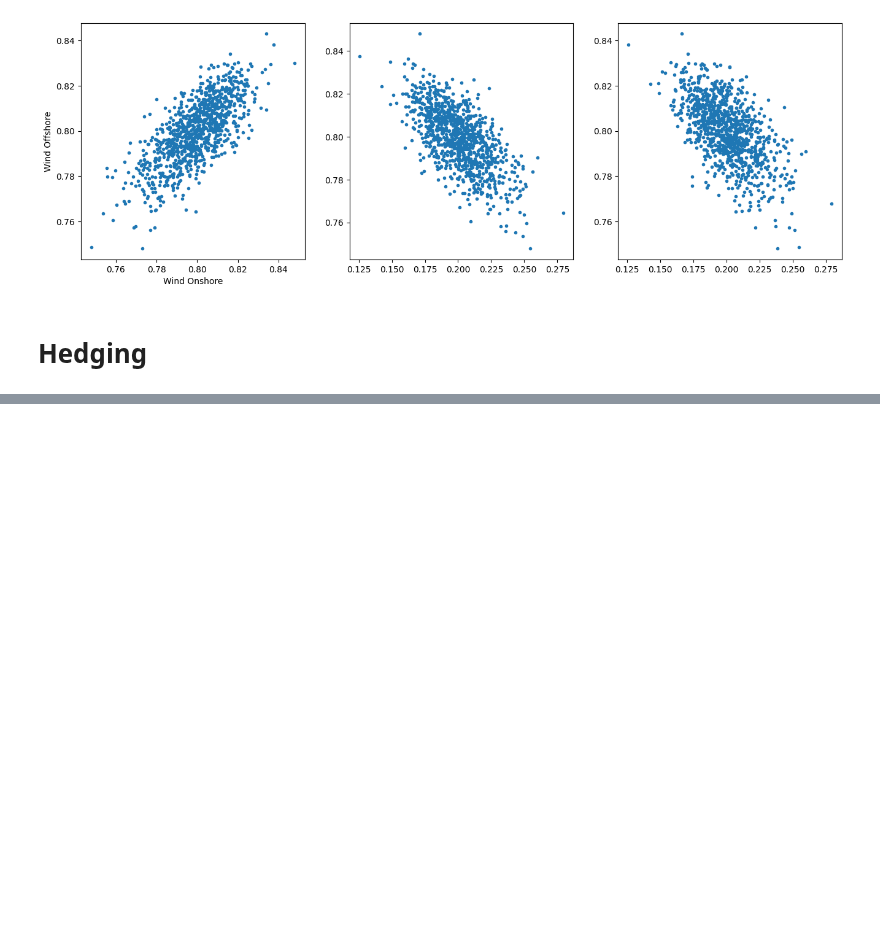
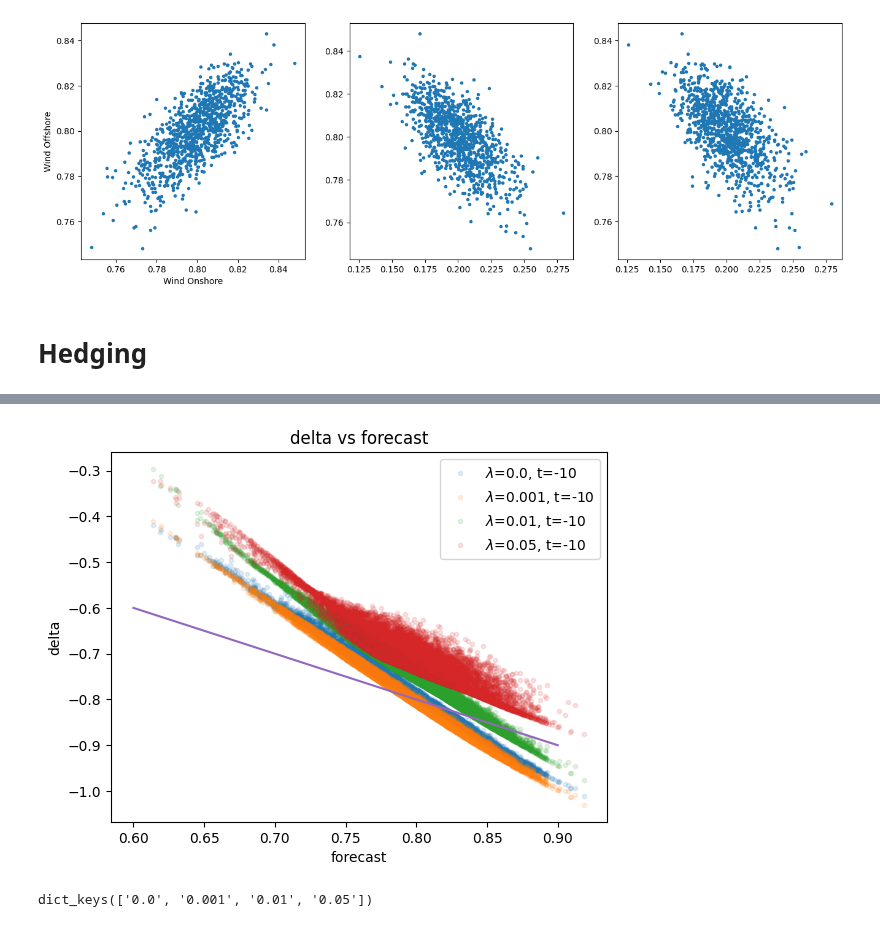
Before and after one commit to pikki622/RiVaPy, a Jupyter notebook: notebooks/models/residual_demand_forward_model.ipynb, the cells around one changed output, grey strips where cells are left out. Saved outputs shown, nothing was run; the diff lists cells and outputs as text; code cells hidden in the pictures; blank space fills up the shorter version.

```diff
--- a/notebooks/models/residual_demand_forward_model.ipynb
+++ b/notebooks/models/residual_demand_forward_model.ipynb
@@ -415,0 +450,14 @@ t = -2
+# %%
+for k,v in results.items():
+    for t_ in range(-10,-8,2):
+        delta = v.hedge_model.compute_delta(v.fwd_prices, v.forecasts, t_)
+        for l,v in v.forecasts.items():
+            if l != 'Onshore':
+                continue
+            plt.plot( v[:,t_], delta,'.', alpha=0.125, label='$\lambda$='+k+', t=' + str(t_))
+plt.ylabel('delta')
+plt.xlabel('forecast')
+plt.plot([0.6, 0.9],[-0.6, -0.9])
+plt.legend()
+plt.title('delta vs forecast');
+# %% [output]
@@ -416 +468,6 @@ t = -2
+[figure, added]
+# %%
+results.keys()
+# %% [output]
+dict_keys(['0.0', '0.001', '0.01', '0.05'])
 # %%
```
Also changed, not shown: parts of 10 cells of this notebook, 2 other files.
